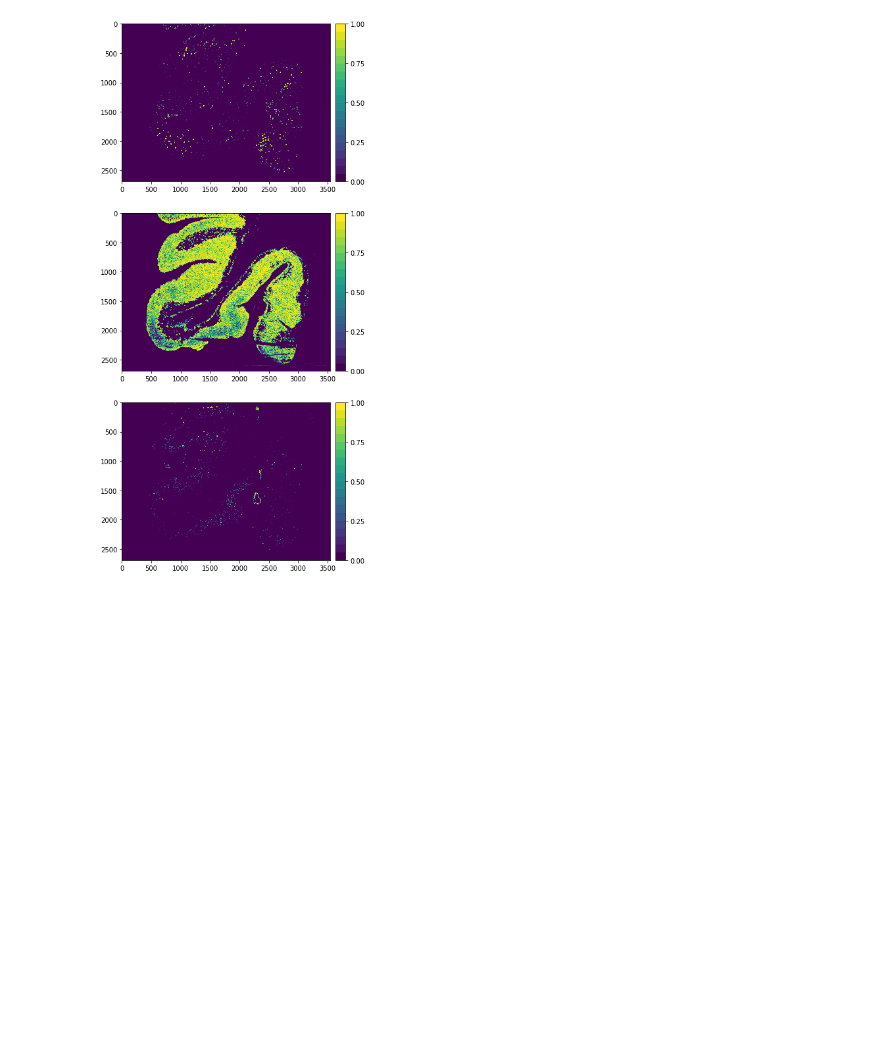
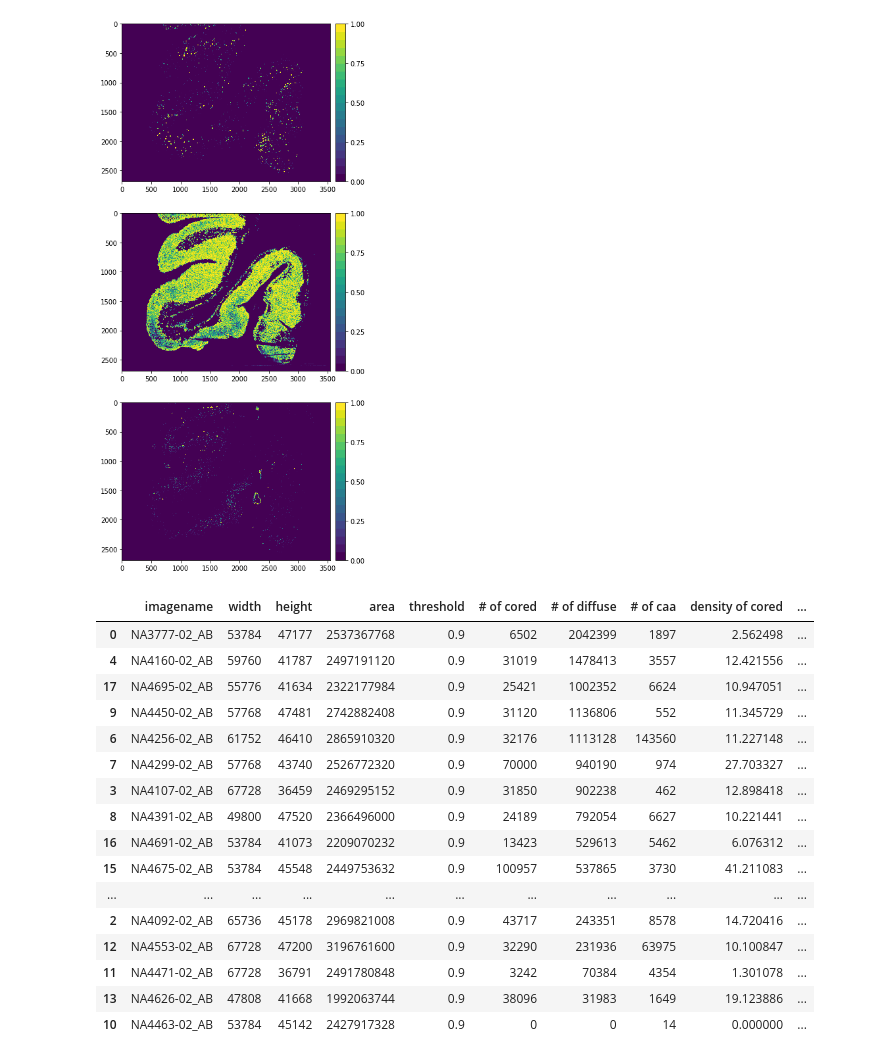
Before and after one commit to henrrydegee/plaquebox-paper, a Jupyter notebook: 3) Visualization - Prediction Confidence Heatmaps.ipynb, the cells around one changed output. Drawn from its saved outputs; the diff is of its cells as text; code cells hidden in the pictures; blank space fills up the shorter version.

Commit message:
Add plaque density csv

```diff
--- a/3) Visualization - Prediction Confidence Heatmaps.ipynb
+++ b/3) Visualization - Prediction Confidence Heatmaps.ipynb
@@ -235,3 +235,91 @@ for i, filename in enumerate(filenames):
     plt.close(fig)
     t.update()
 t.close()
+# %%
+# Obtain CNN results and calculate a rough density
+import xml.etree.ElementTree as ET
+import csv
+import pandas as pd
+
+SAVE_CSV_DIR = 'data/outputs/heatmaps_csv/'
+if not os.path.exists(SAVE_CSV_DIR):
+    os.makedirs(SAVE_CSV_DIR)
+SAVE_CSV_FILE = SAVE_CSV_DIR + 'Plaque Density.csv'
+
+# Threshold for CNN prediction probability
+threshold = 0.9
+
+filenames = glob.glob(IMG_DIR + '*')
+filenames = [filename.split('/')[-1] for filename in filenames]
+
+# Initialize csv file
+data_fields = [['imagename',
+                'width',
+                'height',
+                'area',
+                'threshold',
+                '# of cored',
+                '# of diffuse',
+                '# of caa',
+                'density of cored',
+                'density of diffuse',
+                'density of caa']]
+
+with open(SAVE_CSV_FILE, 'w') as csvfile:
+    writer = csv.writer(csvfile)
+    writer.writerows(data_fields)
+
+t = tqdm(total=len(filenames))
+for i, filename in enumerate(filenames):
+    # Get WSI dimension
+    XML_DIR = IMG_DIR+'{}/{}/vips-properties.xml'.format(filename, filename)
+    tree = ET.parse(XML_DIR)
+    root = tree.getroot()
+    width = int(root[0][0][1].text)
+    height = int(root[0][1][1].text)
+    area = width * height
+
+    # Get CNN results
+    heatmaps = np.load(SAVE_DIR+filename+'.npy')
+    cored = heatmaps[0]
+    diffuse = heatmaps[1]
+    caa = heatmaps[2]
+
+    cored_count = cored[np.where(cored > threshold)].size
+    diffuse_count = diffuse[np.where(diffuse > threshold)].size
+    caa_count = caa[np.where(caa > threshold)].size
+
+    # Calculate density
+    d_cored = cored_count / area * 1e6
+    d_diffuse = diffuse_count / area * 1e6
+    d_caa = caa_count / area * 1e6
+
+    data = [[filename, width, height, area, threshold, cored_count, diffuse_count, caa_count, d_cored, d_diffuse, d_caa]]
+
+    with open(SAVE_CSV_FILE, 'a') as csvfile:
+        writer = csv.writer(csvfile)
+        writer.writerows(data)
+    t.update()
+t.close()
+
+# Print out csv
+csv_reader = pd.read_csv(SAVE_CSV_FILE)
+csv_reader.sort_values('density of diffuse', ascending = False)
+# %% [output]
+|  | imagename | width | height | area | threshold | # of cored | # of diffuse | # of caa | density of cored | ... |
+| 0 | NA3777-02_AB | 53784 | 47177 | 2537367768 | 0.9 | 6502 | 2042399 | 1897 | 2.562498 | ... |
+| 4 | NA4160-02_AB | 59760 | 41787 | 2497191120 | 0.9 | 31019 | 1478413 | 3557 | 12.421556 | ... |
+| 17 | NA4695-02_AB | 55776 | 41634 | 2322177984 | 0.9 | 25421 | 1002352 | 6624 | 10.947051 | ... |
+| 9 | NA4450-02_AB | 57768 | 47481 | 2742882408 | 0.9 | 31120 | 1136806 | 552 | 11.345729 | ... |
+| 6 | NA4256-02_AB | 61752 | 46410 | 2865910320 | 0.9 | 32176 | 1113128 | 143560 | 11.227148 | ... |
+| 7 | NA4299-02_AB | 57768 | 43740 | 2526772320 | 0.9 | 70000 | 940190 | 974 | 27.703327 | ... |
+| 3 | NA4107-02_AB | 67728 | 36459 | 2469295152 | 0.9 | 31850 | 902238 | 462 | 12.898418 | ... |
+| 8 | NA4391-02_AB | 49800 | 47520 | 2366496000 | 0.9 | 24189 | 792054 | 6627 | 10.221441 | ... |
+| 16 | NA4691-02_AB | 53784 | 41073 | 2209070232 | 0.9 | 13423 | 529613 | 5462 | 6.076312 | ... |
+| 15 | NA4675-02_AB | 53784 | 45548 | 2449753632 | 0.9 | 100957 | 537865 | 3730 | 41.211083 | ... |
+| ... | ... | ... | ... | ... | ... | ... | ... | ... | ... | ... |
+| 2 | NA4092-02_AB | 65736 | 45178 | 2969821008 | 0.9 | 43717 | 243351 | 8578 | 14.720416 | ... |
+| 12 | NA4553-02_AB | 67728 | 47200 | 3196761600 | 0.9 | 32290 | 231936 | 63975 | 10.100847 | ... |
+| 11 | NA4471-02_AB | 67728 | 36791 | 2491780848 | 0.9 | 3242 | 70384 | 4354 | 1.301078 | ... |
+| 13 | NA4626-02_AB | 47808 | 41668 | 1992063744 | 0.9 | 38096 | 31983 | 1649 | 19.123886 | ... |
+| 10 | NA4463-02_AB | 53784 | 45142 | 2427917328 | 0.9 | 0 | 0 | 14 | 0.000000 | ... |
```
Also changed, not shown: 2 other files.
